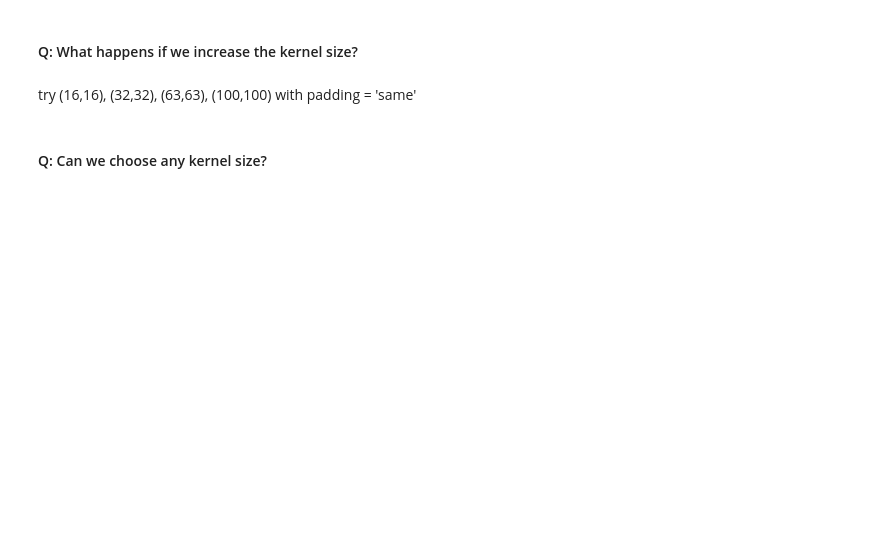
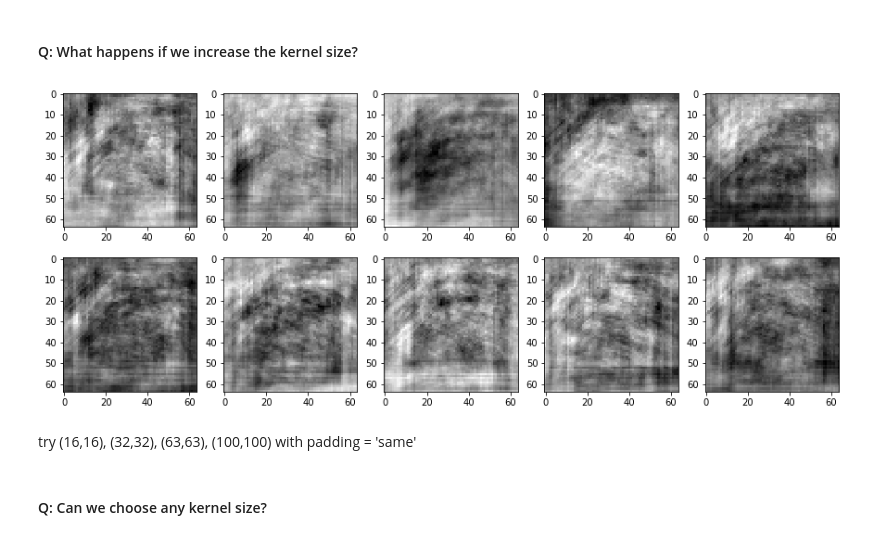
Before and after one commit to shahabeddin/GEC_Lab_Level2, a Jupyter notebook: GEC_Level2_Lab4.ipynb, the cells around one changed output. Saved outputs shown, nothing was run; the diff lists cells and outputs as text; code cells hidden in the pictures; blank space fills up the shorter version.

```diff
--- a/GEC_Level2_Lab4.ipynb
+++ b/GEC_Level2_Lab4.ipynb
@@ -116,8 +166,8 @@ plt.imshow(sample_image[0])
 # %%
 n_filters=10
 model = Sequential()
-model.add(Convolution2D(filters=n_filters, kernel_size=(4,4), strides=(1,1),
-                        padding='same', input_shape=(64, 64, 3), activation=None))
+model.add(Convolution2D(filters=n_filters, kernel_size=(10,5), strides=(1,1),
+                        padding='valid', input_shape=(64, 64, 3), activation=None))
 # %%
 o=model.predict(sample_image)
 # %%
@@ -148,5 +207,10 @@ plot_output(o)
 # %% [markdown]
 #### Q: What happens if we increase the kernel size?
+# %%
+#32 x 32
+plot_output(o)
+# %% [output]
+[figure, added]
 # %% [markdown]
 try (16,16), (32,32), (63,63), (100,100) with padding = 'same'
 # %% [markdown]
```
Also changed, not shown: parts of 58 cells of this notebook.
